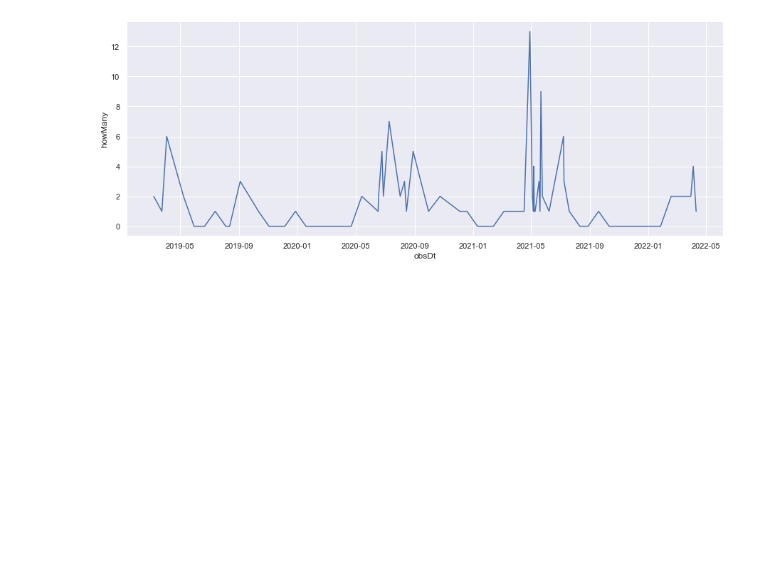
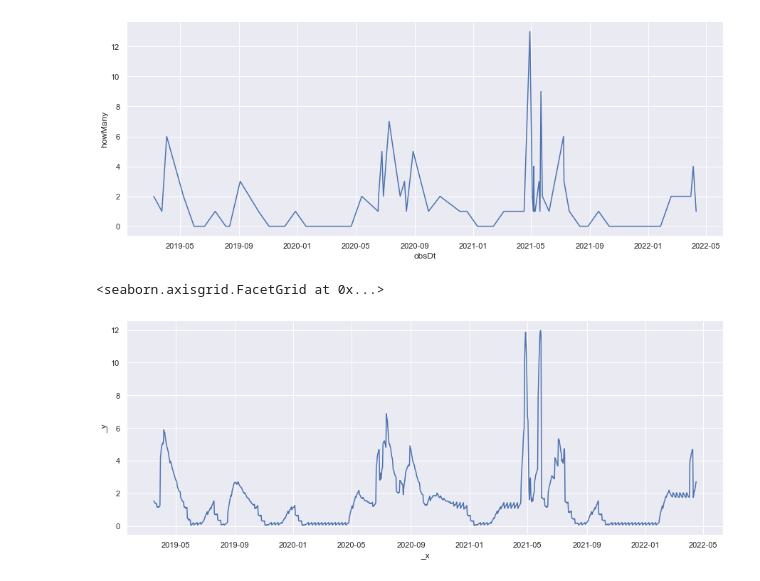
Before and after one commit to Tanag3r/trailheadDirect_birds, a Jupyter notebook: lstm_analysis.ipynb, the cells around one changed output. Cells and saved outputs as stored; diff of their text form; code cells hidden in the pictures; blank space fills up the shorter version.

Commit message:
modeling results

```diff
--- a/lstm_analysis.ipynb
+++ b/lstm_analysis.ipynb
@@ -271,5 +272,5 @@ Model_spotow_MargWay = build_basicLogisticModel(train=train,nInput=7)
 # %% [output]
 WARNING:tensorflow:From C:\Users\lukew\anaconda3\envs\nurnet\lib\site-packages\keras\backend\tensorflow_backend.py:422: The name tf.global_variables is deprecated. Please use tf.compat.v1.global_varia ...
 # %%
-model_spotowBasic = build_basicLinearModel(train=train,nInput=7)
+modelLin_spotow_margWay = build_basicLinearModel(train=train,nInput=7)
 # %%
@@ -304,8 +296,10 @@ def plot_forecast(model,history,nInput: int):
             rxf = pd.Series(data=yhat,index=fxDates)
             s += 7
             predictions.append(rxf)
+        fxPlot = pd.concat(predictions,axis=0)
     except Exception as ex:
         raise ex
-    return predictions
+    return fxPlot
 # %%
-outcome = plot_forecast(model=Model_spotow_MargWay,history=spotow_MargWay,nInput=7)
+linearPlot = plot_forecast(model=modelLin_spotow_margWay,history=spotow_MargWay,nInput=7)
+logPlot = plot_forecast(model=ModelLog_spotow_MargWay,history=spotow_MargWay,nInput=7)
@@ -368,3 +342,8 @@ lineplot
 # %% [output]
 <seaborn.axisgrid.FacetGrid at 0x...>
 [figure]
+# %%
+sns.relplot(data=linearPlot,kind='line',aspect=2.5)
+# %% [output]
+<seaborn.axisgrid.FacetGrid at 0x...>
+[figure, added]
```
Also changed, not shown: parts of 13 cells of this notebook.
